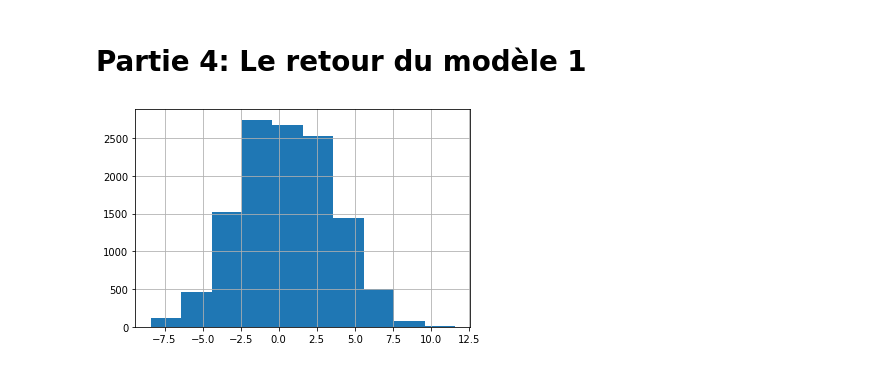
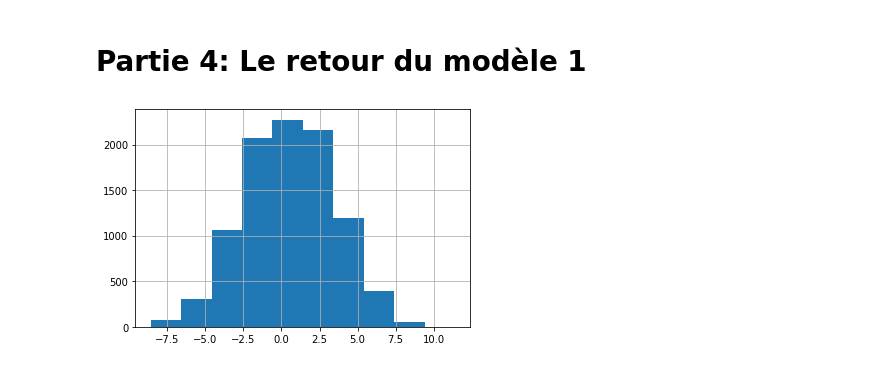
Before and after one commit to BenJMaurel/Wine_project, a Jupyter notebook: wine_project_partie_4.ipynb, the cells around one changed output. Cells and saved outputs as stored; diff of their text form; code cells hidden in the pictures.

```diff
--- a/wine_project_partie_4.ipynb
+++ b/wine_project_partie_4.ipynb
@@ -660,42 +685,5 @@ Test accuracy =  0.26769229769706726
 # %% [markdown]
  # Partie 4: Le retour du modèle 1
-# %%
-data_1000 = data[['description', 'points', 'price']].sample(frac = 0.1, random_state = 1)
-data_1000 = data_1000.dropna()
-X = data_1000['description']
-Y = data_1000['points']
-prices = data_1000['price']
-quant = Y.quantile([0.2,0.4,0.6,0.8,1])
-Y_corr= Y-Y.mean()
-quant = quant - Y.mean()
-fig = Y_corr.hist()
-plt.show()
-
-Y_corr = np.array(Y_corr)
-for idx in range(len(Y_corr)):
-    if Y_corr[idx] <= quant[0.2]:
-        Y_corr[idx] = 0
-    elif Y_corr[idx] <= quant[0.4]:
-        Y_corr[idx] = 1
-    elif Y_corr[idx] <= quant[0.6]:
-        Y_corr[idx] = 2
-    elif Y_corr[idx] <= quant[0.8]:
-        Y_corr[idx] = 3
-    else:
-        Y_corr[idx] = 4
-
-m=len(X)
-
-X = np.array(X)
-X_emb = np.zeros((m,50))
-prices = np.array(prices)
-for i in range(m):
-  X_emb[i] = sentence_to_avg(X[i], word_to_vec_map)
-X_emb = np.column_stack((X_emb,prices))
-Y_corr = np.array(Y_corr, dtype=int)
-X_train,X_test,Y_train,Y_test=train_test_split(X_emb,Y_corr,test_size=0.2)
-# %% [output]
-[figure, removed]
 # %%
 def sentence_to_avg(sentence, word_to_vec_map):
 
@@ -718,6 +706,47 @@ def sentence_to_avg(sentence, word_to_vec_map):
 
 
     return avg
+# %%
+data_1000 = data[['description', 'points', 'price', 'taster_name']].sample(frac = 0.1, random_state = 1)
+data_1000 = data_1000.dropna()
+X = data_1000['description']
+Y = data_1000['points']
+prices = data_1000['price']
+quant = Y.quantile([0.2,0.4,0.6,0.8,1])
+Y_corr= Y-Y.mean()
+quant = quant - Y.mean()
+fig = Y_corr.hist()
+plt.show()
+
+Y_corr = np.array(Y_corr)
+for idx in range(len(Y_corr)):
+    if Y_corr[idx] <= quant[0.2]:
+        Y_corr[idx] = 0
+    elif Y_corr[idx] <= quant[0.4]:
+        Y_corr[idx] = 1
+    elif Y_corr[idx] <= quant[0.6]:
+        Y_corr[idx] = 2
+    elif Y_corr[idx] <= quant[0.8]:
+        Y_corr[idx] = 3
+    else:
+        Y_corr[idx] = 4
+
+m=len(X)
+
+X = np.array(X)
+X_emb = np.zeros((m,50))
+prices = np.array(prices)
+prices = np.log(prices)
+prices = prices - prices.mean()
+taster = testeur(data_1000)/18
+for i in range(m):
+  X_emb[i] = sentence_to_avg(X[i], word_to_vec_map)
+X_emb = np.column_stack((X_emb,prices))
+X_emb = np.column_stack((X_emb,taster))
+Y_corr = np.array(Y_corr, dtype=int)
+X_train,X_test,Y_train,Y_test=train_test_split(X_emb,Y_corr,test_size=0.2)
+# %% [output]
+[figure, added]
 # %%
 def softmax(x):
     """Compute softmax values for each sets of scores in x."""
```
Also changed, not shown: parts of 24 cells of this notebook.
